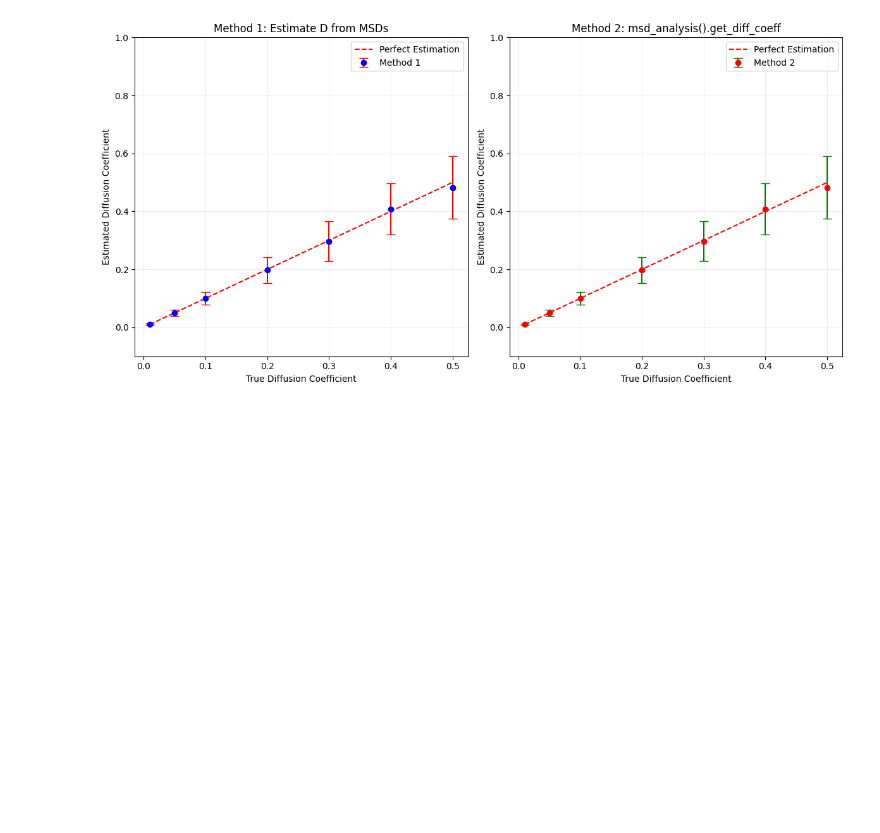
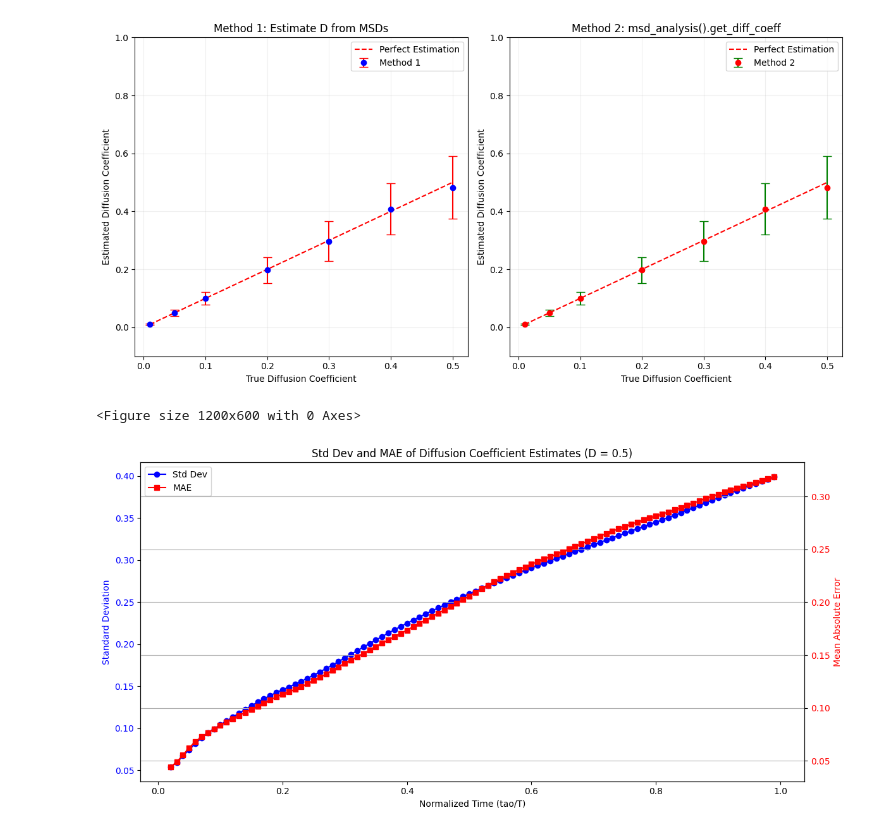
Before and after one commit to Biomedical-Imaging-Group/MolecularDiffusion_MiViT, a Jupyter notebook: AnDi-Tests.ipynb, the cells around one changed output. Saved outputs shown, nothing was run; the diff lists cells and outputs as text; code cells hidden in the pictures; blank space fills up the shorter version.

Commit message:
Added graphs

```diff
--- a/AnDi-Tests.ipynb
+++ b/AnDi-Tests.ipynb
@@ -318,8 +318,8 @@ def plot_error_comparison():
     """
     # Parameters
     D = 0.5
-    N = 10000  # Number of particles
-    T = 200  # Number of time steps
+    N = 100  # Number of particles
+    T = 100  # Number of time steps
 
     # Prepare plot
     plt.figure(figsize=(12, 6))
@@ -337,7 +337,6 @@ def plot_error_comparison():
     stdvs = []
     maes = []
     normalized_tao = []
-    print(np.mean(estimateDfromMSDs(msds[:,:1], np.arange(1))))
 
     # Compute standard deviation and MAE for different time windows
     for tao in range(2, T):
@@ -350,7 +349,7 @@ def plot_error_comparison():
         stdvs.append(current_stdv)
 
         # Compute Mean Absolute Error
-        mae = np.abs(np.mean(Ds_method)-0.5)
+        mae = np.mean(np.abs(Ds_method-0.5))
         maes.append(mae)
 
         # Normalize tao by T
@@ -362,30 +361,33 @@ def plot_error_comparison():
     fig, ax1 = plt.subplots(figsize=(12, 6))
 
     # Plot Standard Deviation
     color1 = 'blue'
     ax1.set_xlabel('Normalized Time (tao/T)')
     ax1.set_ylabel('Standard Deviation', color=color1)
     ax1.plot(normalized_tao, stdvs, 'o-', color=color1, label='Std Dev')
     ax1.tick_params(axis='y', labelcolor=color1)
 
     # Create second y-axis for MAE
     ax2 = ax1.twinx()
     color2 = 'red'
     ax2.set_ylabel('Mean Absolute Error', color=color2)
     ax2.plot(normalized_tao, maes, 's-', color=color2, label='MAE')
     ax2.tick_params(axis='y', labelcolor=color2)
 
     # Title and layout
     plt.title(f'Std Dev and MAE of Diffusion Coefficient Estimates (D = {D})')
 
     # Add legend
     lines1, labels1 = ax1.get_legend_handles_labels()
     lines2, labels2 = ax2.get_legend_handles_labels()
     ax1.legend(lines1 + lines2, labels1 + labels2, loc='upper left')
 
     plt.grid(True)
     plt.tight_layout()
     plt.show()
 
 # Run the comparison
 plot_error_comparison()
+# %% [output]
+<Figure size 1200x600 with 0 Axes>
+[figure, added]
```
Also changed, not shown: parts of 1 cell of this notebook.
